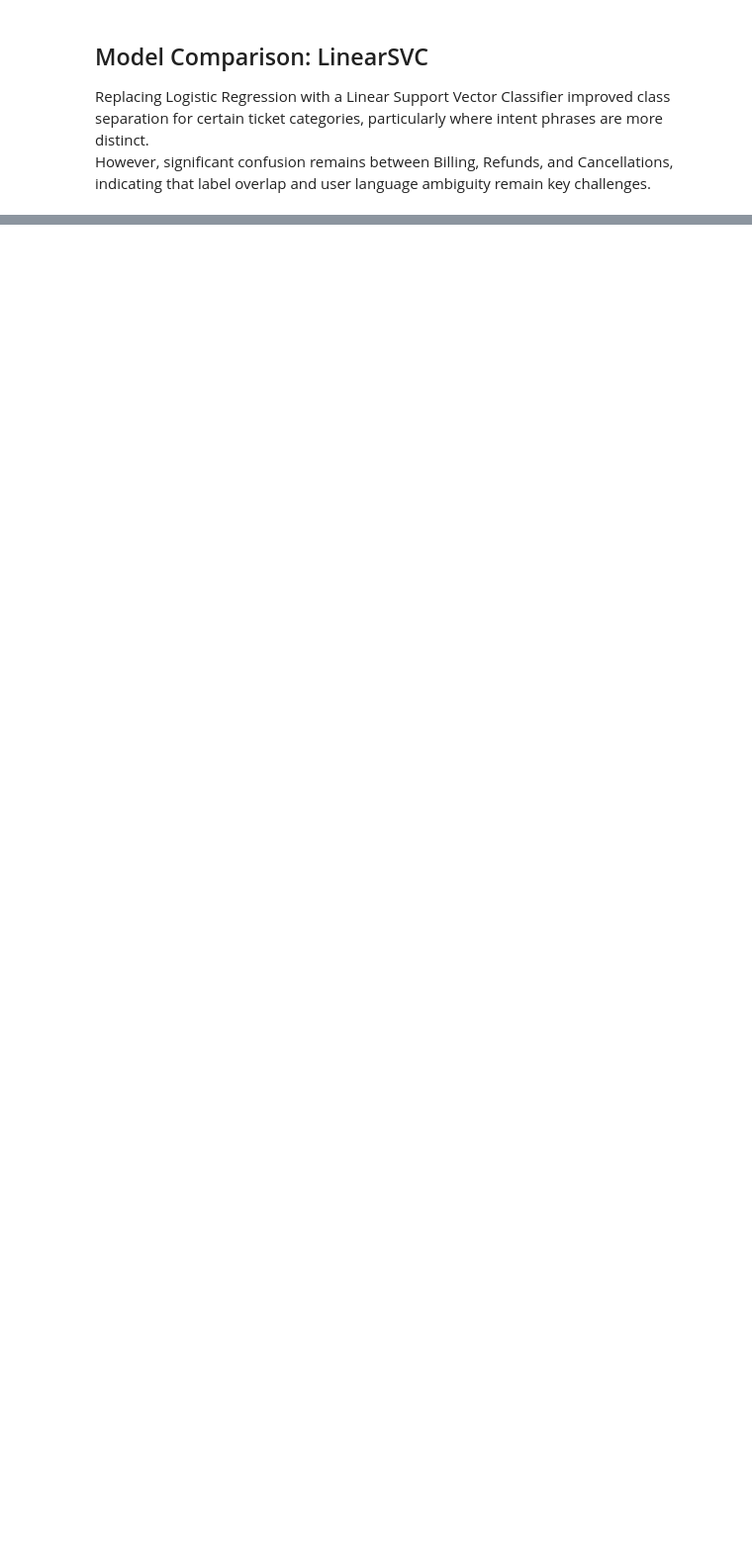
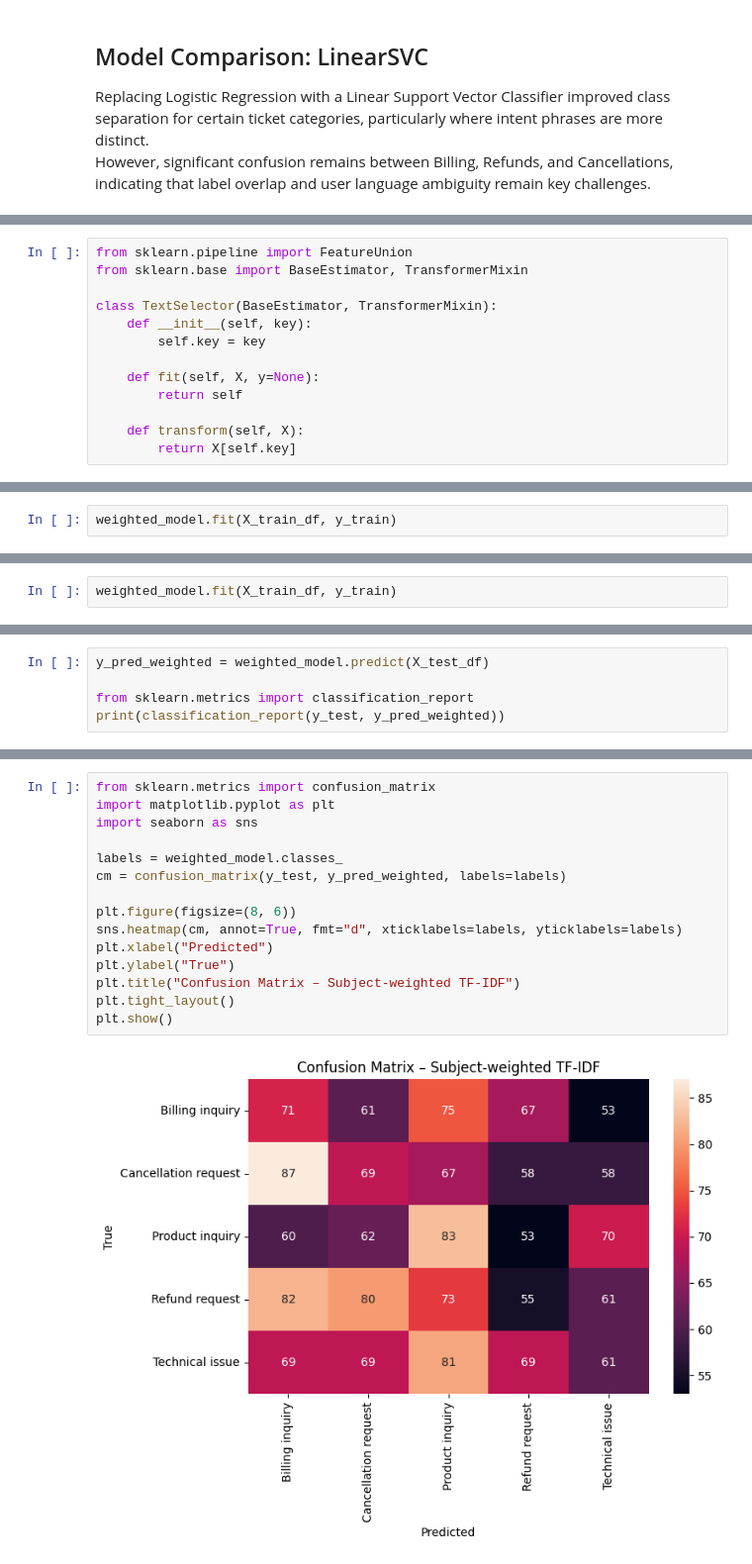
Before and after one commit to Grace-Ogunsanwo/customer-support-ticket-routing, a Jupyter notebook: notebooks/01_eda_and_text_preprocessing.ipynb, the cells around one changed output, grey strips where cells are left out. Shown: that part at 99% size. Cells and saved outputs as stored; diff of their text form; blank space fills up the shorter version.

```diff
--- a/notebooks/01_eda_and_text_preprocessing.ipynb
+++ b/notebooks/01_eda_and_text_preprocessing.ipynb
@@ -371,0 +577,13 @@ However, significant confusion remains between Billing, Refunds, and Cancellatio
+# %%
+from sklearn.pipeline import FeatureUnion
+from sklearn.base import BaseEstimator, TransformerMixin
+
+class TextSelector(BaseEstimator, TransformerMixin):
+    def __init__(self, key):
+        self.key = key
+
+    def fit(self, X, y=None):
+        return self
+
+    def transform(self, X):
+        return X[self.key]
@@ -371,0 +653,2 @@ However, significant confusion remains between Billing, Refunds, and Cancellatio
+# %%
+weighted_model.fit(X_train_df, y_train)
@@ -371,0 +733,2 @@ However, significant confusion remains between Billing, Refunds, and Cancellatio
+# %%
+weighted_model.fit(X_train_df, y_train)
@@ -371,0 +753,5 @@ However, significant confusion remains between Billing, Refunds, and Cancellatio
+# %%
+y_pred_weighted = weighted_model.predict(X_test_df)
+
+from sklearn.metrics import classification_report
+print(classification_report(y_test, y_pred_weighted))
@@ -371,0 +770,17 @@ However, significant confusion remains between Billing, Refunds, and Cancellatio
+# %%
+from sklearn.metrics import confusion_matrix
+import matplotlib.pyplot as plt
+import seaborn as sns
+
+labels = weighted_model.classes_
+cm = confusion_matrix(y_test, y_pred_weighted, labels=labels)
+
+plt.figure(figsize=(8, 6))
+sns.heatmap(cm, annot=True, fmt="d", xticklabels=labels, yticklabels=labels)
+plt.xlabel("Predicted")
+plt.ylabel("True")
+plt.title("Confusion Matrix – Subject-weighted TF-IDF")
+plt.tight_layout()
+plt.show()
+# %% [output]
+[figure, added]
```
Also changed, not shown: parts of 47 cells of this notebook, 1 other file.
